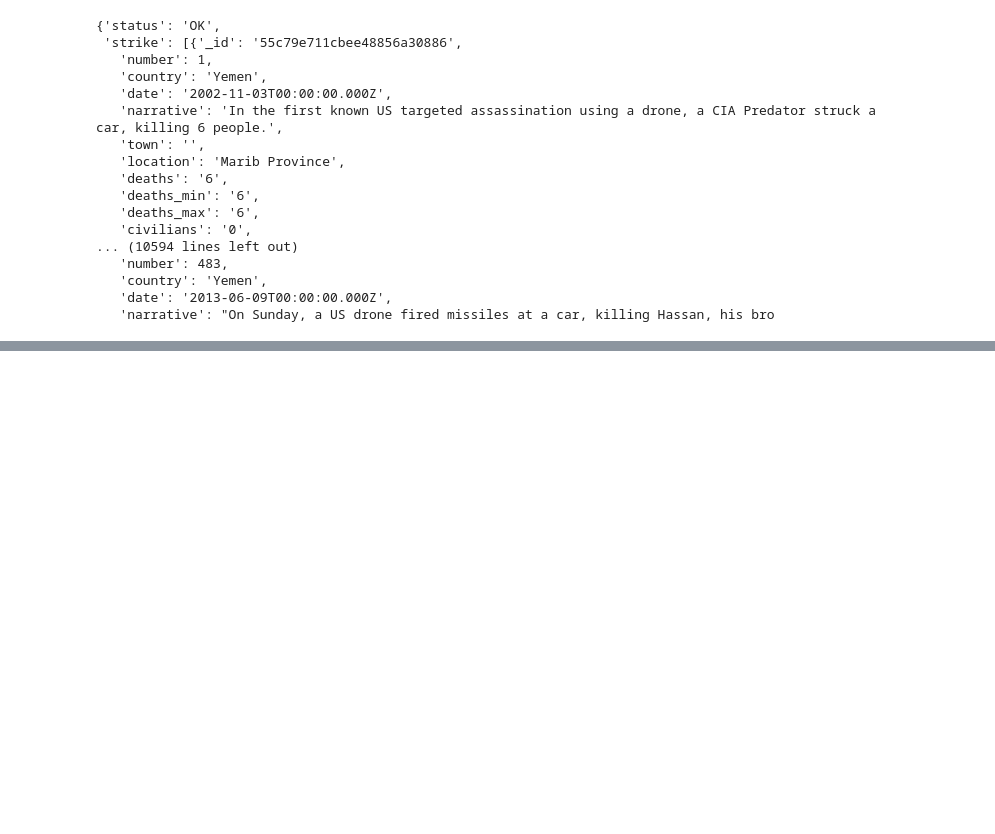
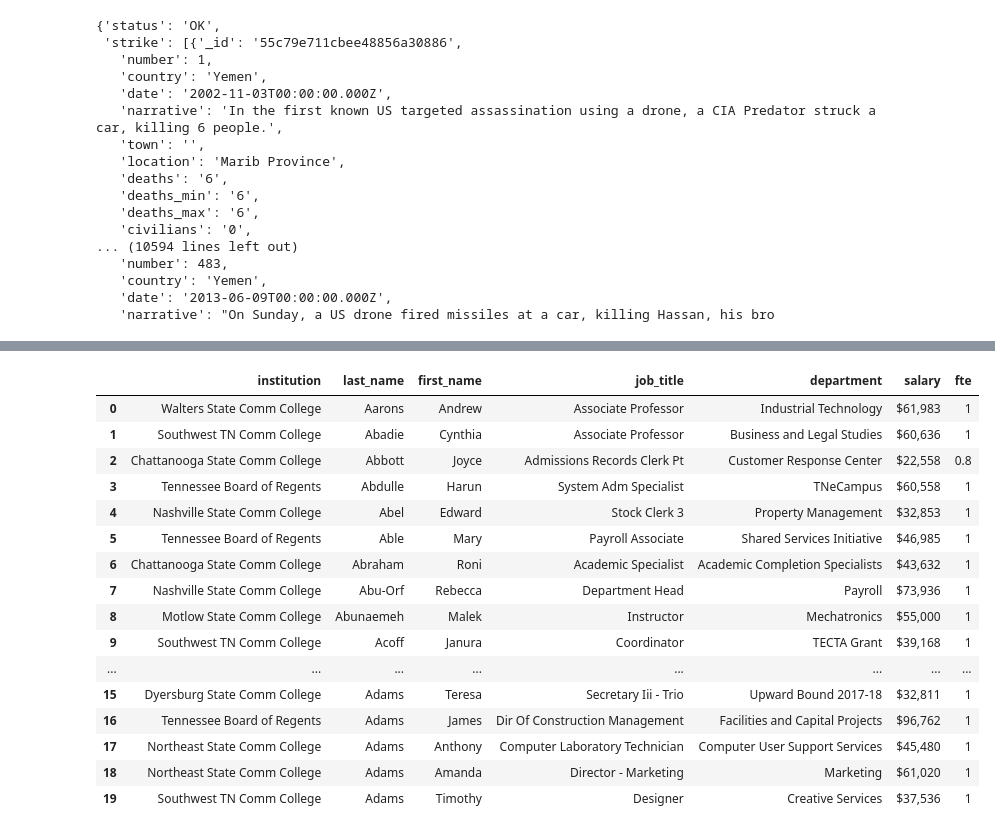
Before and after one commit to pp4rs/2018-uzh-course-material, a Jupyter notebook: 11-python-webscraping/scrape_intro.ipynb, the cells around one changed output, grey strips where cells are left out. Saved outputs shown, nothing was run; the diff lists cells and outputs as text; code cells hidden in the pictures; blank space fills up the shorter version.

```diff
--- a/11-python-webscraping/webscraping_intro.ipynb
+++ b/11-python-webscraping/scrape_intro.ipynb
@@ -140,0 +747,77 @@ for element in data["strike"]:
+# %%
+# Now, how to deal with the first page?
+
+# Open a dictionary to store information in.
+
+tennessee_salaries_df = pd.DataFrame({
+    "institution": [],
+    "last_name": [],
+    "first_name": [],
+    "job_title": [],
+    "department": [],
+    "salary": [],
+    "fte": []
+    })
+
+# Need to add an exception, can use e.g. a counter
+pages = list(range(0,4))
+counter = 0
+
+for page in pages:
+
+    if counter == 0:
+
+        url  = "https://www.tbr.edu/hr/salaries"
+
+
+    if counter > 0:
+
+        url  = "https://www.tbr.edu/hr/salaries?firstname=&lastname=&department=&jobtitle=&institution=&page=" + str(page)
+
+    html = requests.get(url)
+    soup = bs(html.text, "lxml")
+
+    # retrieve the elements on each page as before
+    institutions = [i.text.strip() for i in soup.findAll("td", {"class":"views-field views-field-institution-1"})]
+    lastname     = [i.text.strip() for i in soup.findAll("td", {"class":"views-field views-field-lastname"})]
+    firstname    = [i.text.strip() for i in soup.findAll("td", {"class":"views-field views-field-firstname"})]
+    jobtitle     = [i.text.strip() for i in soup.findAll("td", {"class":"views-field views-field-jobtitle"})]
+    department   = [i.text.strip() for i in soup.findAll("td", {"class":"views-field views-field-department"})]
+    salary       = [i.text.strip() for i in soup.findAll("td", {"class":"views-field views-field-php"})]
+    fte          = [i.text.strip() for i in soup.findAll("td", {"class":"views-field views-field-fte"})]
+
+    # Pass them into the dictionary
+    salaries = pd.DataFrame({
+        "institution": institutions,
+        "last_name": lastname,
+        "first_name": firstname,
+        "job_title": jobtitle,
+        "department": department,
+        "salary": salary,
+        "fte": fte
+        })
+
+    # Append this to the already existing list
+    tennessee_salaries_df = tennessee_salaries_df.append(salaries)
+
+    counter += 1
+
+tennessee_salaries_df[0:20]
+# %% [output]
+|  | institution | last_name | first_name | job_title | department | salary | fte |
+| 0 | Walters State Comm College | Aarons | Andrew | Associate Professor | Industrial Technology | $61,983 | 1 |
+| 1 | Southwest TN Comm College | Abadie | Cynthia | Associate Professor | Business and Legal Studies | $60,636 | 1 |
+| 2 | Chattanooga State Comm College | Abbott | Joyce | Admissions Records Clerk Pt | Customer Response Center | $22,558 | 0.8 |
+| 3 | Tennessee Board of Regents | Abdulle | Harun | System Adm Specialist | TNeCampus | $60,558 | 1 |
+| 4 | Nashville State Comm College | Abel | Edward | Stock Clerk 3 | Property Management | $32,853 | 1 |
+| 5 | Tennessee Board of Regents | Able | Mary | Payroll Associate | Shared Services Initiative | $46,985 | 1 |
+| 6 | Chattanooga State Comm College | Abraham | Roni | Academic Specialist | Academic Completion Specialists | $43,632 | 1 |
+| 7 | Nashville State Comm College | Abu-Orf | Rebecca | Department Head | Payroll | $73,936 | 1 |
+| 8 | Motlow State Comm College | Abunaemeh | Malek | Instructor | Mechatronics | $55,000 | 1 |
+| 9 | Southwest TN Comm College | Acoff | Janura | Coordinator | TECTA Grant | $39,168 | 1 |
+| ... | ... | ... | ... | ... | ... | ... | ... |
+| 15 | Dyersburg State Comm College | Adams | Teresa | Secretary Iii - Trio | Upward Bound 2017-18 | $32,811 | 1 |
+| 16 | Tennessee Board of Regents | Adams | James | Dir Of Construction Management | Facilities and Capital Projects | $96,762 | 1 |
+| 17 | Northeast State Comm College | Adams | Anthony | Computer Laboratory Technician | Computer User Support Services | $45,480 | 1 |
+| 18 | Northeast State Comm College | Adams | Amanda | Director - Marketing | Marketing | $61,020 | 1 |
+| 19 | Southwest TN Comm College | Adams | Timothy | Designer | Creative Services | $37,536 | 1 |
```
Also changed, not shown: parts of 80 cells of this notebook, 2 other files.
